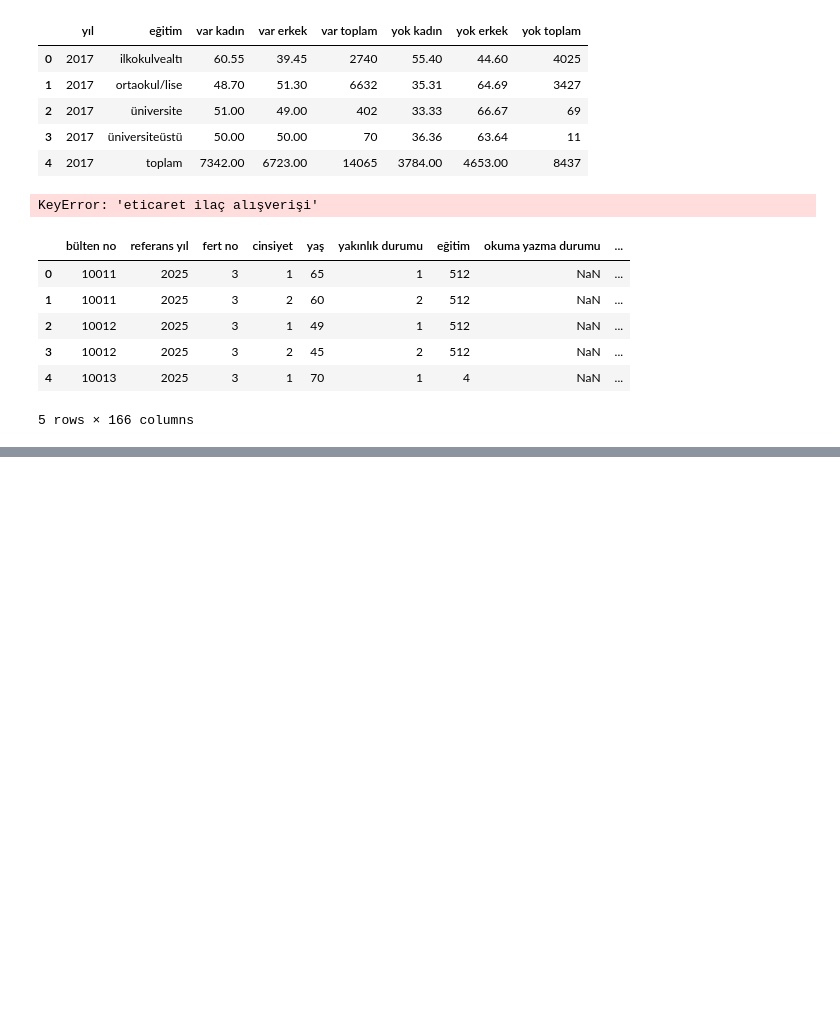
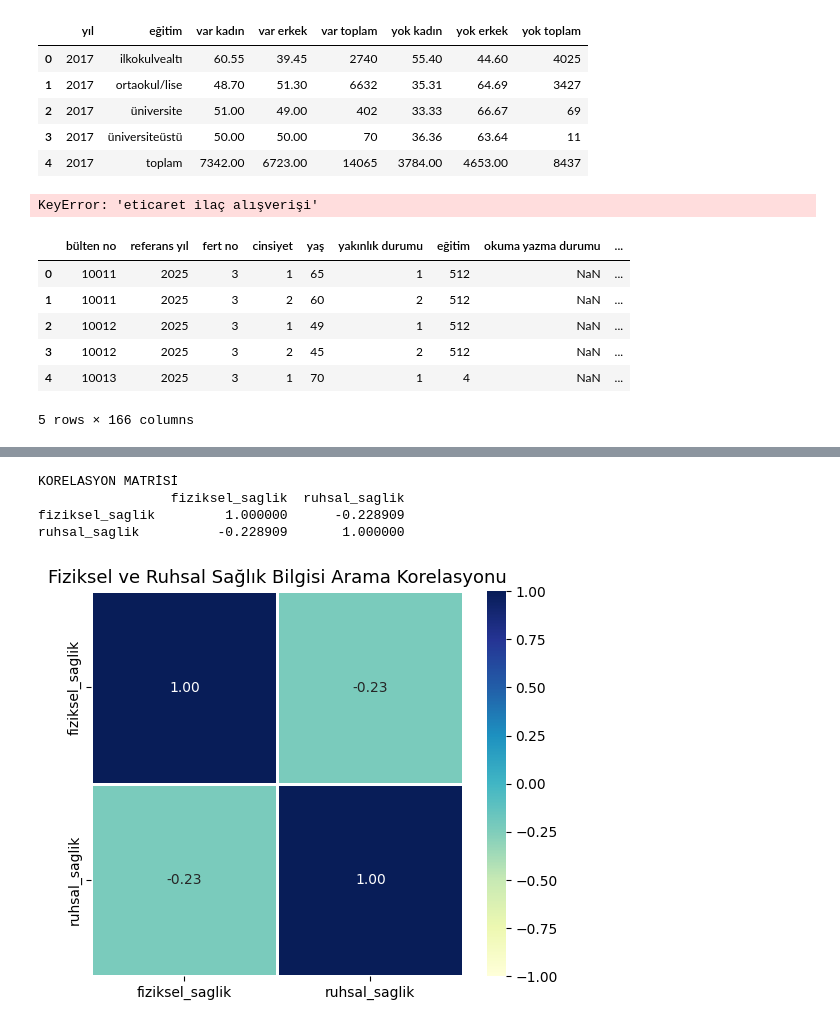
Before and after one commit to dilarasenay/hanehalki-bilisim-teknolojileri-tuik, a Jupyter notebook: 2025yilihane.ipynb, the cells around one changed output, grey strips where cells are left out. Saved outputs shown, nothing was run; the diff lists cells and outputs as text; code cells hidden in the pictures; blank space fills up the shorter version.

```diff
--- a/2025yilihane.ipynb
+++ b/2025yilihane.ipynb
@@ -842,0 +2229,75 @@ df.head()
+# %%
+import pandas as pd
+import seaborn as sns
+import matplotlib.pyplot as plt
+
+# =========================================================
+# DEĞİŞKENLERİ DÖNÜŞTÜR
+# Arıyor = 1
+# Aramıyor = 0
+# =========================================================
+
+df["fiziksel_saglik"] = df["fiziksel sağlık bilgisi arama"].replace({
+    "Arıyor": 1,
+    "Aramıyor": 0,
+    "Evet": 1,
+    "Hayır": 0,
+    1: 1,
+    2: 0
+})
+
+df["ruhsal_saglik"] = df["ruhsal sağlık bilgisi arama"].replace({
+    "Arıyor": 1,
+    "Aramıyor": 0,
+    "Evet": 1,
+    "Hayır": 0,
+    1: 1,
+    2: 0
+})
+
+# =========================================================
+# SADECE GEREKLİ DEĞİŞKENLER
+# =========================================================
+
+corr_df = df[[
+    "fiziksel_saglik",
+    "ruhsal_saglik"
+]].dropna()
+
+# =========================================================
+# KORELASYON
+# =========================================================
+
+korelasyon = corr_df.corr()
+
+print("KORELASYON MATRİSİ")
+print(korelasyon)
+
+# =========================================================
+# HEATMAP
+# =========================================================
+
+plt.figure(figsize=(6,5))
+
+sns.heatmap(
+    korelasyon,
+    annot=True,
+    cmap="YlGnBu",
+    vmin=-1,
+    vmax=1,
+    linewidths=1,
+    fmt=".2f"
+)
+
+plt.title(
+    "Fiziksel ve Ruhsal Sağlık Bilgisi Arama Korelasyonu",
+    fontsize=13
+)
+
+plt.show()
+# %% [output]
+KORELASYON MATRİSİ
+                 fiziksel_saglik  ruhsal_saglik
+fiziksel_saglik         1.000000      -0.228909
+ruhsal_saglik          -0.228909       1.000000
+[figure, added]
```
Also changed, not shown: parts of 22 cells of this notebook, 10 other files.
